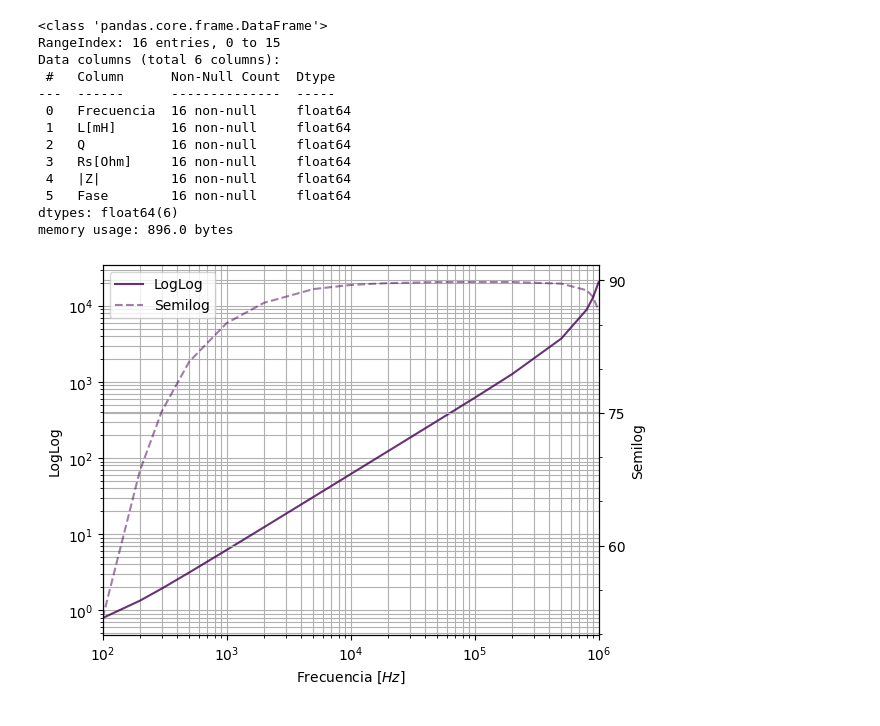
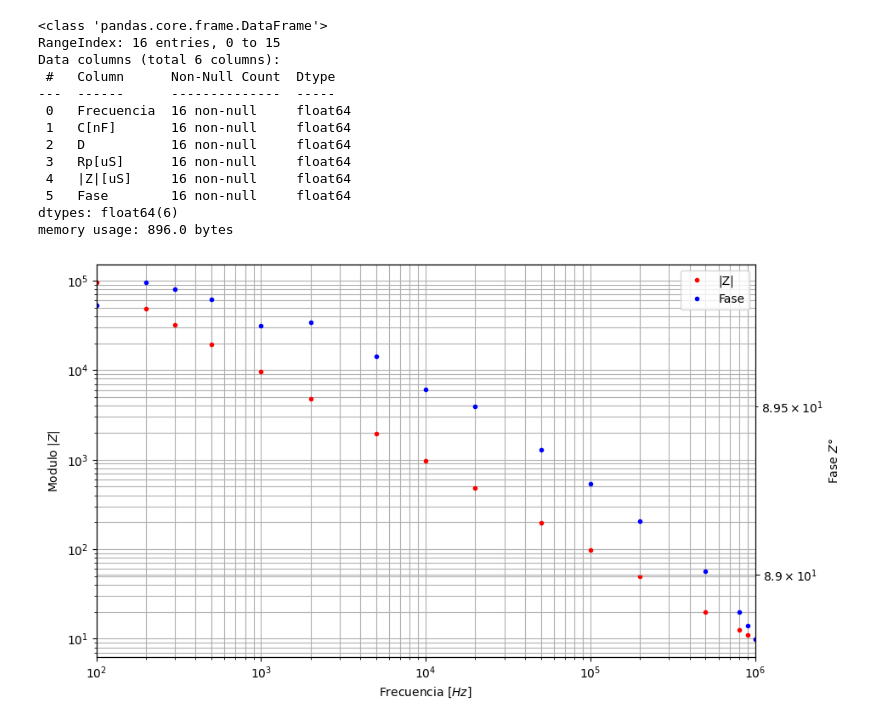
Before and after one commit to Rafdal/itba-lab1-tp2, a Jupyter notebook: plot.ipynb, the cells around one changed output. Drawn from its saved outputs; the diff is of its cells as text; code cells hidden in the pictures.

```diff
--- a/plot.ipynb
+++ b/plot.ipynb
@@ -9,5 +9,5 @@ from utils import plotBodeMC, readPd
 # %%
-df = readPd('L_HP.csv')
+df = readPd('C_HP.csv')
 # reinterpret as float
 df = df.astype(float)
 df.info()
@@ -18,18 +18,22 @@ Data columns (total 6 columns):
  #   Column      Non-Null Count  Dtype
 ---  ------      --------------  -----
  0   Frecuencia  16 non-null     float64
- 1   L[mH]       16 non-null     float64
- 2   Q           16 non-null     float64
- 3   Rs[Ohm]     16 non-null     float64
- 4   |Z|         16 non-null     float64
+ 1   C[nF]       16 non-null     float64
+ 2   D           16 non-null     float64
+ 3   Rp[uS]      16 non-null     float64
+ 4   |Z|[uS]     16 non-null     float64
  5   Fase        16 non-null     float64
 dtypes: float64(6)
 memory usage: 896.0 bytes
-# %%
-f = df['Frecuencia'].values
-Z_mod = df['|Z|'].values
-Z_phase = df['Fase'].values
-
-plotBodeMC(f, loglog=[Z_mod], semilog=[Z_phase])
-# %% [output]
-[figure, removed]
+# %%
+f = df['Frecuencia'].values
+Z_s = df['|Z|[uS]'].values * 1e-6
+Z_mod = (1/Z_s)
+Z_phase = df['Fase'].values
+
+plot = PlotBode()
+plot.plotLoglog1(f, Z_mod, lw=0, marker='.', color='r', label='|Z|')
+plot.plotLoglog2(f, Z_phase, lw=0, marker='.', color='b', label='Fase')
+plot.show(min2loc=0.5, maj2loc=1)
+# %% [output]
+[figure, added]
```
Also changed, not shown: parts of 1 cell of this notebook, 5 other files.
